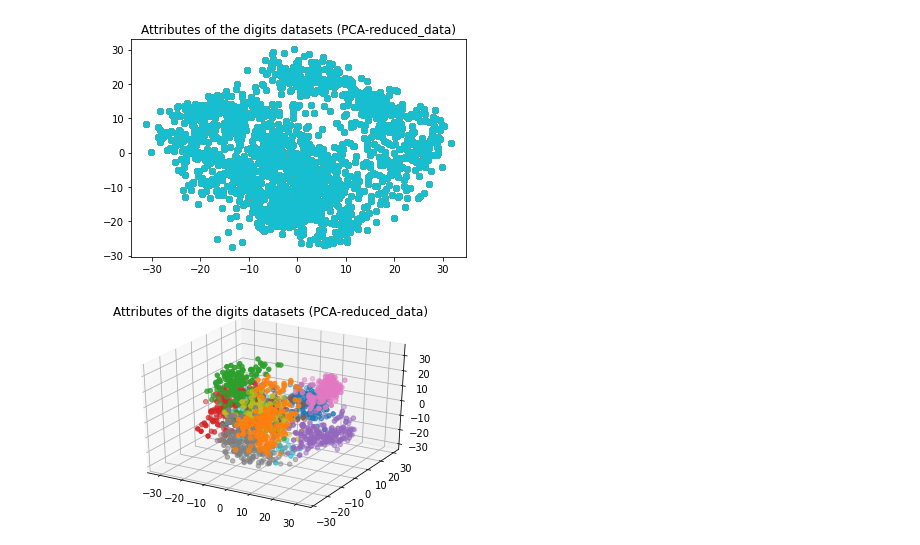
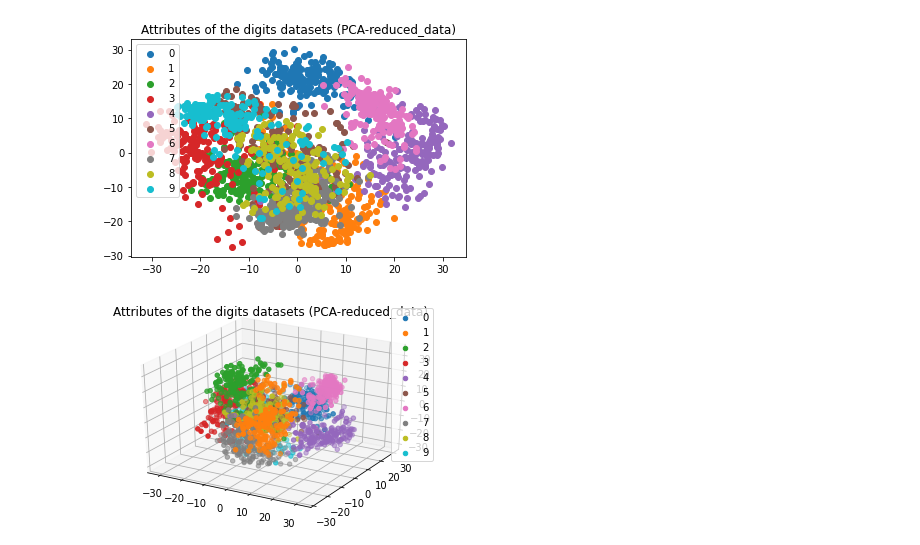
Before and after one commit to gitsofian/ML-PCA, a Jupyter notebook: pca_digits.ipynb, the cells around one changed output. Saved outputs shown, nothing was run; the diff lists cells and outputs as text; code cells hidden in the pictures.

```diff
--- a/pca_digits.ipynb
+++ b/pca_digits.ipynb
@@ -5,32 +5,32 @@
 # %%
 import matplotlib.pyplot as plt
 import numpy as np
 from sklearn import datasets
 from sklearn.decomposition import PCA
 
 # Lade Datensatz
 X, y = datasets.load_digits(return_X_y=True)
 
 # Erstelle ein PCA-Objekt
 pca = PCA(n_components=2)
 
 # Führe PCA durch
 pca.fit(X)
 reduced_data = pca.transform(X)
 
 # Erstelle 2D-Plot
 fig = plt.figure(1)
-# ax = fig.add_subplot(projection='2d')
 
 # Erstelle je Label einen farbigen Plot
 for label in np.unique(y):
   ids = np.where(y == label)
-  plt.scatter(reduced_data[:,0], reduced_data[:,1])
+  plt.scatter(reduced_data[ids,0], reduced_data[ids,1], label=label)
 
+plt.legend()
 plt.title("Attributes of the digits datasets (PCA-reduced_data)")
 plt.show()
 # %% [output]
-[figure, old version]
+[figure, new version]
 # %%
 # Lade Datensatz
 X, y = datasets.load_digits(return_X_y=True)
@@ -49,9 +49,10 @@ ax = fig.add_subplot(projection='3d')
 # Erstelle je Label einen farbigen Plot
 for label in np.unique(y):
   ids = np.where(y == label)
-  ax.scatter(reduced_data[ids,0], reduced_data[ids,1], reduced_data[ids,2])
+  ax.scatter(reduced_data[ids,0], reduced_data[ids,1], reduced_data[ids,2], label=label)
 
+plt.legend()
 plt.title("Attributes of the digits datasets (PCA-reduced_data)")
 plt.show()
 # %% [output]
-[figure, old version]
+[figure, new version]
```
Also changed, not shown: parts of 3 cells of this notebook.
